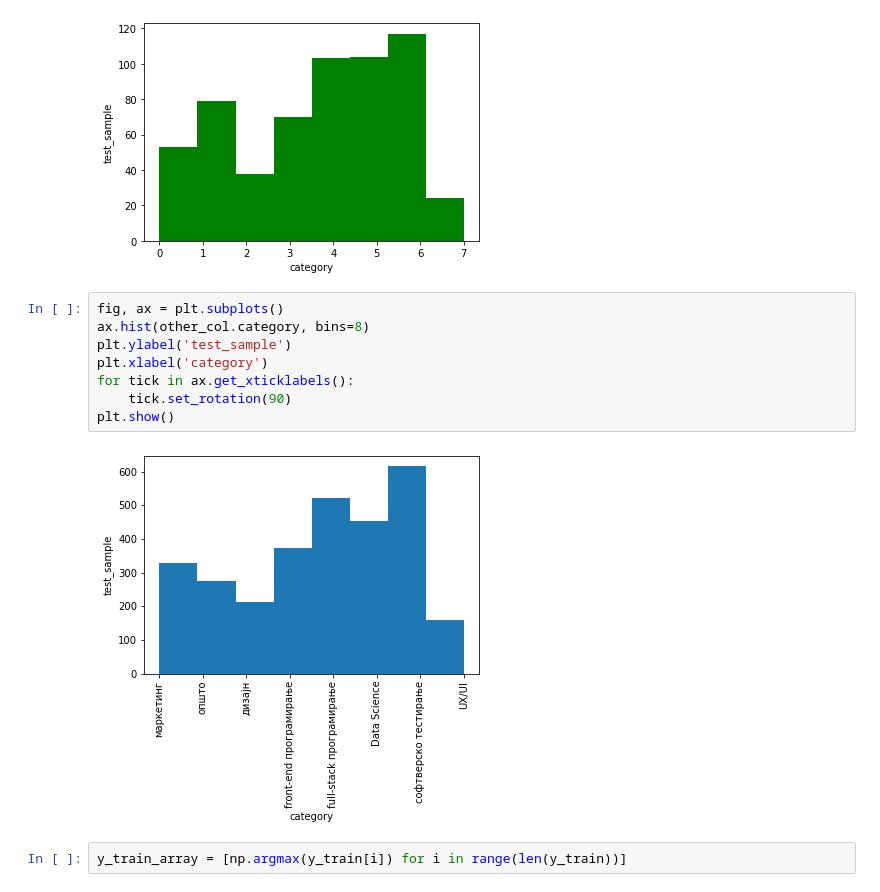
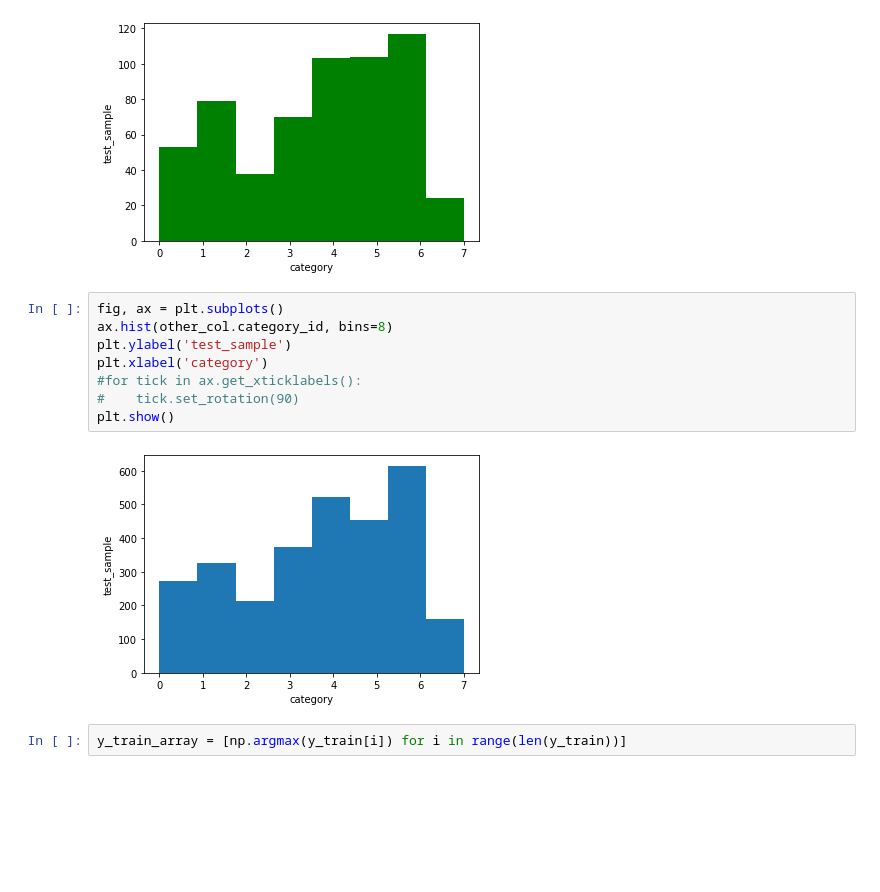
Before and after one commit to filipgd1/NLP-Chatbot, a Jupyter notebook: NLP-Project-gjurcin.ipynb, the cells around one changed output. Drawn from its saved outputs; the diff is of its cells as text; blank space fills up the shorter version.

```diff
--- a/NLP-Project-gjurcin.ipynb
+++ b/NLP-Project-gjurcin.ipynb
@@ -540,14 +564,14 @@ plt.show()
 [figure]
 # %%
 fig, ax = plt.subplots()
-ax.hist(other_col.category, bins=8)
+ax.hist(other_col.category_id, bins=8)
 plt.ylabel('test_sample')
 plt.xlabel('category')
-for tick in ax.get_xticklabels():
-    tick.set_rotation(90)
+#for tick in ax.get_xticklabels():
+#    tick.set_rotation(90)
 plt.show()
 # %% [output]
-[figure, old version]
+[figure, new version]
 # %%
 y_train_array = [np.argmax(y_train[i]) for i in range(len(y_train))]
 # %%
```
Also changed, not shown: parts of 31 cells of this notebook, 1 other file.
